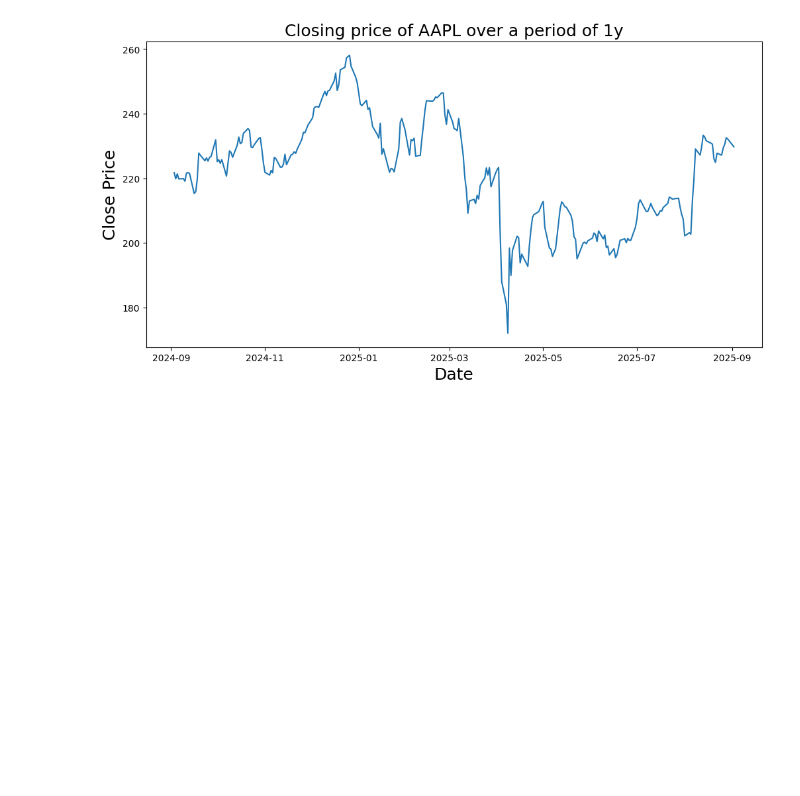
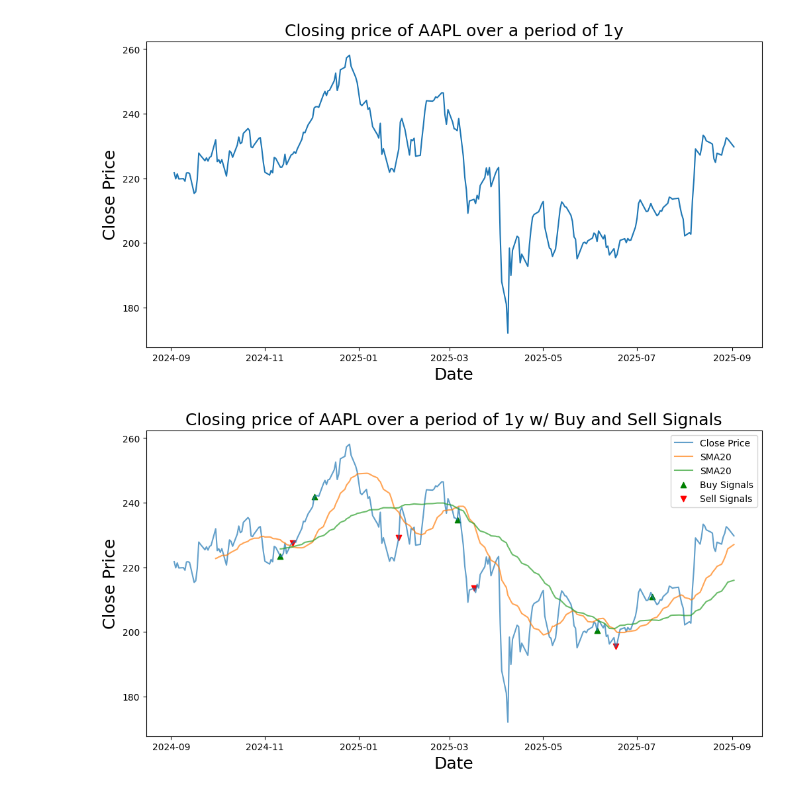
Before and after one commit to jake-dexter/simple-moving-average, a Jupyter notebook: main.ipynb, the cells around one changed output. Drawn from its saved outputs; the diff is of its cells as text; code cells hidden in the pictures; blank space fills up the shorter version.

```diff
--- a/main.ipynb
+++ b/main.ipynb
@@ -53,8 +53,31 @@ plt.show()
 # %%
 # Create a function to calculate the Simple Moving Average (SMA)
 
-def SMA(data, period=30, column="Close"):
+def SMA(data, period=20, column="Close"):
     return data[column].rolling(window=period).mean()
 # %%
 #Create two new columns to store the 20 and 50 day SMA
-historical_data
+df["SMA20"] = SMA(df,period=20)
+df["SMA50"] = SMA(df,period=50)
+# %%
+# Get the buy and sell signals
+df["Signal"] = np.where(df["SMA20"] > df["SMA50"], 1, 0)
+df["Position"] = df["Signal"].diff()
+df["Buy"] = np.where(df["Position"] == 1, df["Close"], np.nan)
+df["Sell"] = np.where(df["Position"] == -1, df["Close"], np.nan)
+# %%
+# Show the close price with SMAs and Buy/Sell signals
+plt.figure(figsize=(12,6))
+plt.title(f"Closing price of {ticker_symbol} over a period of {period} w/ Buy and Sell Signals", fontsize=18)
+plt.plot(df["Close"],alpha=0.7,label="Close Price")
+plt.plot(df["SMA20"],alpha=0.7,label="SMA20")
+plt.plot(df["SMA50"],alpha=0.7,label="SMA20")
+plt.scatter(df.index, df["Buy"],alpha=1,label="Buy Signals",marker="^",color="green")
+plt.scatter(df.index, df["Sell"],alpha=1,label="Sell Signals",marker="v",color="red")
+
+plt.legend()
+plt.xlabel("Date", fontsize=18)
+plt.ylabel("Close Price", fontsize=18)
+plt.show()
+# %% [output]
+[figure, added]
```
Also changed, not shown: parts of 2 cells of this notebook.
